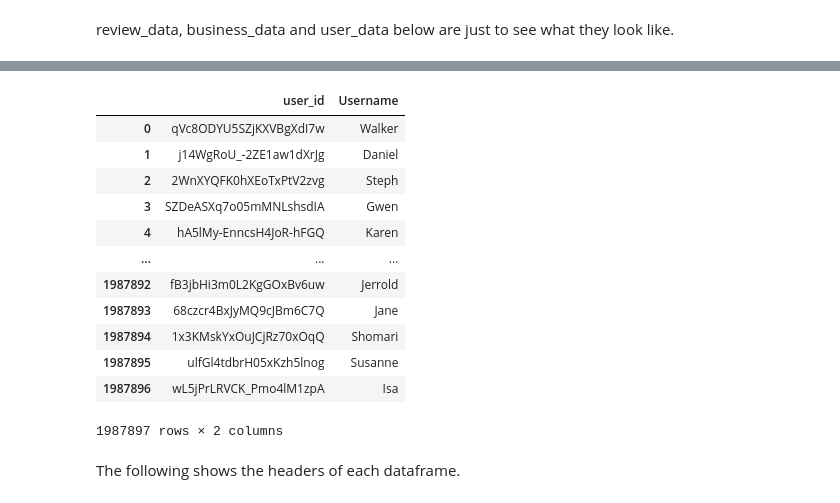
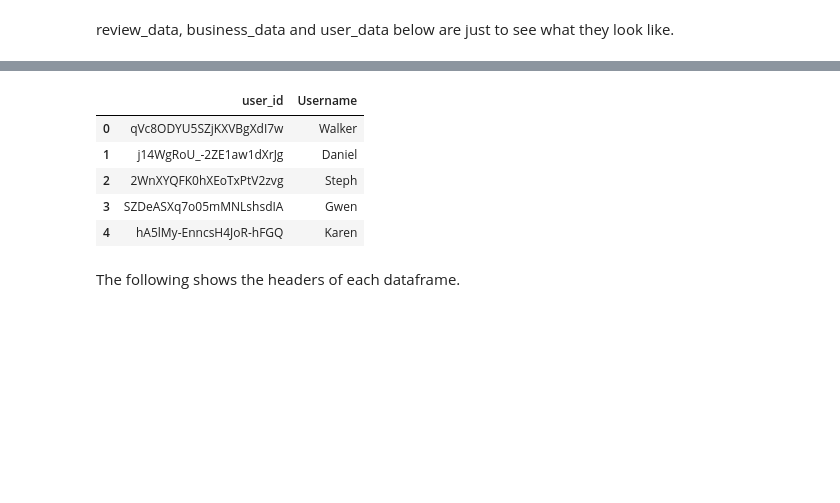
Before and after one commit to alont01/Restaurant_Recommendation, a Jupyter notebook: restaurant-recommendation.ipynb, the cells around one changed output, grey strips where cells are left out. Cells and saved outputs as stored; diff of their text form; code cells hidden in the pictures; blank space fills up the shorter version.

```diff
--- a/restaurant-recommendation.ipynb
+++ b/restaurant-recommendation.ipynb
@@ -84,19 +72,12 @@ business_data
 # %%
-user_data
+user_data.head()
 # %% [output]
 |  | user_id | Username |
 | 0 | qVc8ODYU5SZjKXVBgXdI7w | Walker |
 | 1 | j14WgRoU_-2ZE1aw1dXrJg | Daniel |
 | 2 | 2WnXYQFK0hXEoTxPtV2zvg | Steph |
 | 3 | SZDeASXq7o05mMNLshsdIA | Gwen |
 | 4 | hA5lMy-EnncsH4JoR-hFGQ | Karen |
-| ... | ... | ... |
-| 1987892 | fB3jbHi3m0L2KgGOxBv6uw | Jerrold |
-| 1987893 | 68czcr4BxJyMQ9cJBm6C7Q | Jane |
-| 1987894 | 1x3KMskYxOuJCjRz70xOqQ | Shomari |
-| 1987895 | ulfGl4tdbrH05xKzh5lnog | Susanne |
-| 1987896 | wL5jPrLRVCK_Pmo4lM1zpA | Isa |
-1987897 rows × 2 columns
 # %% [markdown]
 The following shows the headers of each dataframe.
 # %%
```
Also changed, not shown: parts of 34 cells of this notebook.
